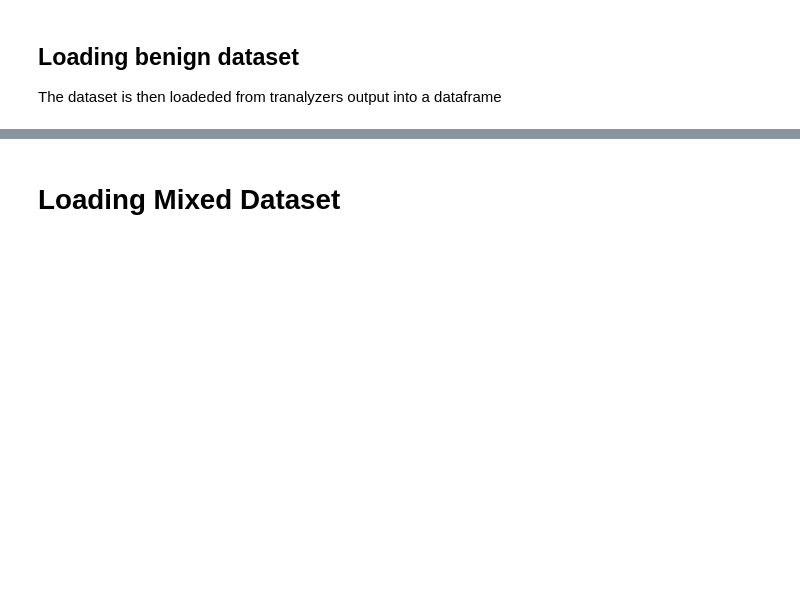
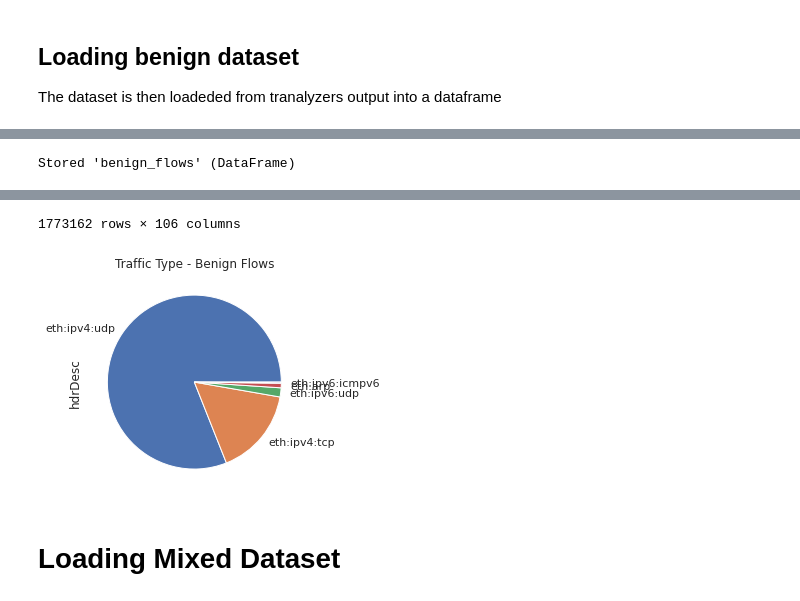
Before and after one commit to ArifulIslamPreence/IoT-TCP-Attack-detection, a Jupyter notebook: notebooks/tran_feature_selection.ipynb, the cells around one changed output, grey strips where cells are left out. Saved outputs shown, nothing was run; the diff lists cells and outputs as text; code cells hidden in the pictures; blank space fills up the shorter version.

```diff
--- a/notebooks/tran_feature_selection.ipynb
+++ b/notebooks/tran_feature_selection.ipynb
@@ -7,8 +7,13 @@ import glob
 import pandas as pd
 import numpy as np
 from datetime import datetime
+import torch
+
 import matplotlib.pyplot as plt
-import torch
+import seaborn as sns
+%matplotlib inline
+sns.set()
+
 print(f"CUDA Available: {torch.cuda.is_available()}")
 time_to_date = lambda t: datetime.utcfromtimestamp(t).strftime('%Y-%m-%d %H:%M:%S')
 # %% [output]
@@ -50,0 +54,10 @@ Stored 'benign_flows' (DataFrame)
+# %%
+# Display Current Breakdown of Traffic types
+hdr_desc_counts = benign_flows['hdrDesc'].value_counts().head(5)
+hdr_desc_counts.plot.pie()
+plt.title("Traffic Type - Benign Flows")
+benign_flows = benign_flows[benign_flows['hdrDesc'].str.contains('eth:ipv4:tcp')]
+%store benign_flows
+benign_flows
+# %% [output]
+Stored 'benign_flows' (DataFrame)
@@ -51,3 +76,5 @@ Stored 'benign_flows' (DataFrame)
+1773162 rows × 106 columns
+[figure, added]
 # %% [markdown]
 # Loading Mixed Dataset
 # %%
```
Also changed, not shown: parts of 6 cells of this notebook.
